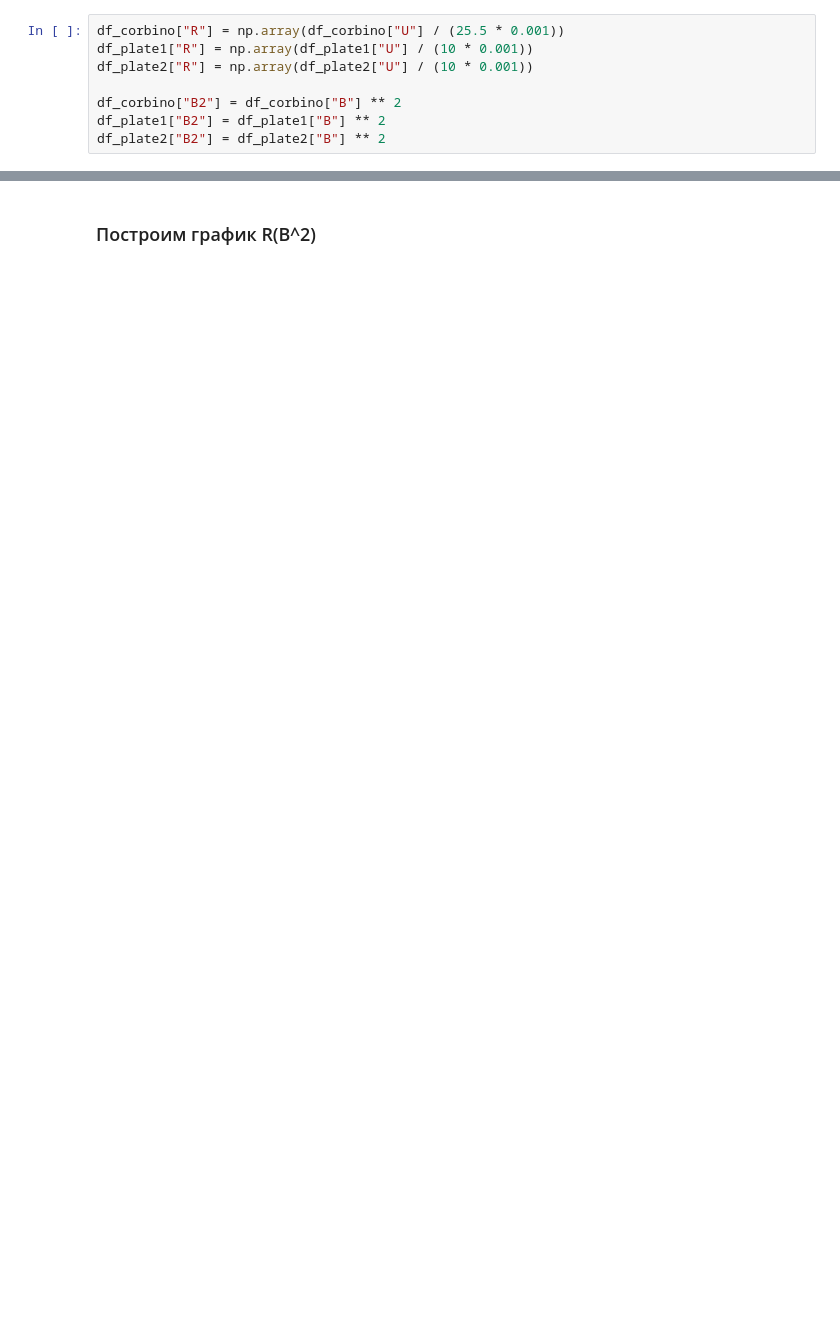
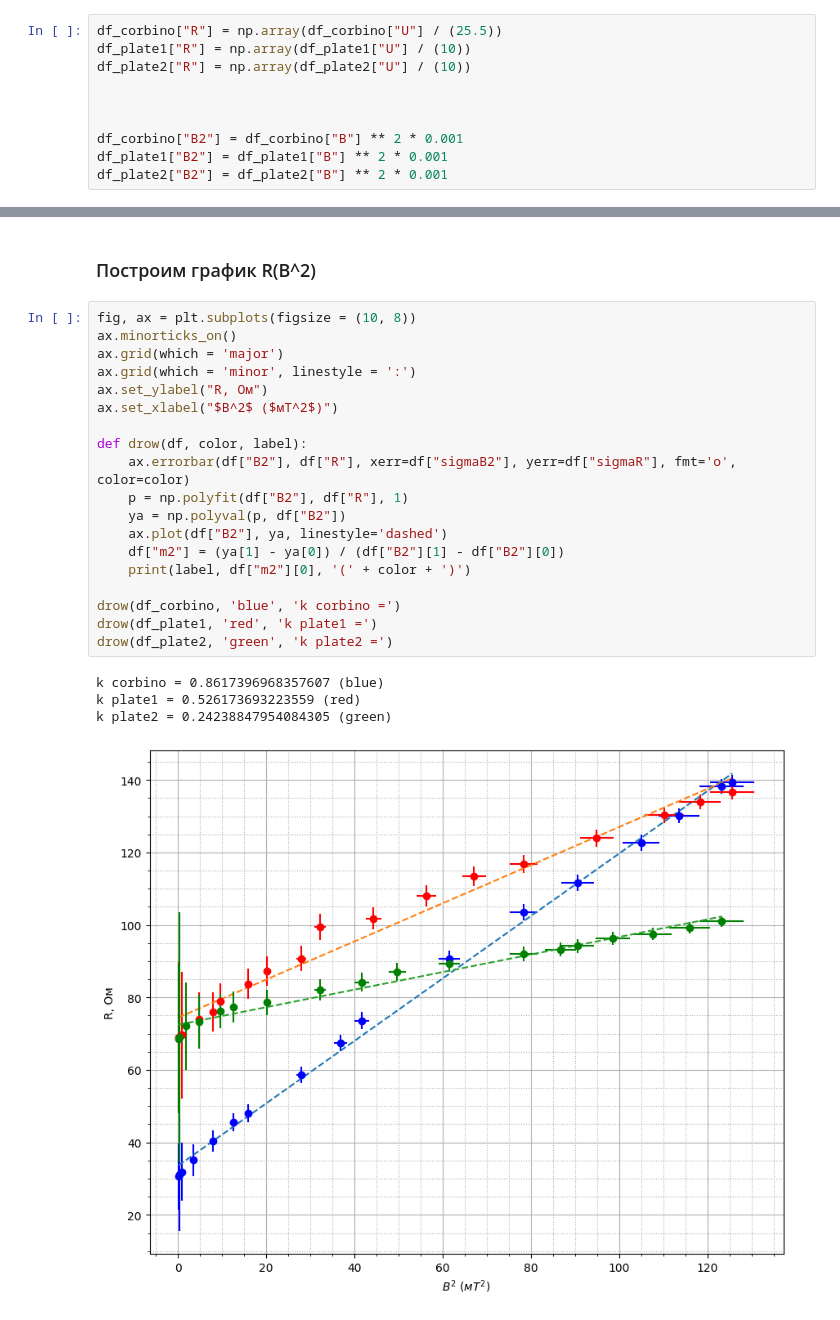
Before and after one commit to alexzhelyapov1/labs_mipt, a Jupyter notebook: 3.3.6/graph.ipynb, the cells around one changed output, grey strips where cells are left out. Drawn from its saved outputs; the diff is of its cells as text; blank space fills up the shorter version.

```diff
--- a/3.3.6/graph.ipynb
+++ b/3.3.6/graph.ipynb
@@ -195,10 +125,12 @@ ax.plot(df_plate1["I"], df_plate1["B"], '-o', color='red')
 # %% [markdown]
 ### Рассчитаем R
 # %%
-df_corbino["R"] = np.array(df_corbino["U"] / (25.5 * 0.001))
-df_plate1["R"] = np.array(df_plate1["U"] / (10 * 0.001))
-df_plate2["R"] = np.array(df_plate2["U"] / (10 * 0.001))
+df_corbino["R"] = np.array(df_corbino["U"] / (25.5))
+df_plate1["R"] = np.array(df_plate1["U"] / (10))
+df_plate2["R"] = np.array(df_plate2["U"] / (10))
 
-df_corbino["B2"] = df_corbino["B"] ** 2
-df_plate1["B2"] = df_plate1["B"] ** 2
-df_plate2["B2"] = df_plate2["B"] ** 2
+
+
+df_corbino["B2"] = df_corbino["B"] ** 2 * 0.001
+df_plate1["B2"] = df_plate1["B"] ** 2 * 0.001
+df_plate2["B2"] = df_plate2["B"] ** 2 * 0.001
@@ -205,3 +170,27 @@ df_plate2["B2"] = df_plate2["B"] ** 2
 # %% [markdown]
 ### Построим график R(B^2)
+# %%
+fig, ax = plt.subplots(figsize = (10, 8))
+ax.minorticks_on()
+ax.grid(which = 'major')
+ax.grid(which = 'minor', linestyle = ':')
+ax.set_ylabel("R, Ом")
+ax.set_xlabel("$B^2$ ($мT^2$)")
+
+def drow(df, color, label):
+    ax.errorbar(df["B2"], df["R"], xerr=df["sigmaB2"], yerr=df["sigmaR"], fmt='o', color=color)
+    p = np.polyfit(df["B2"], df["R"], 1)
+    ya = np.polyval(p, df["B2"])
+    ax.plot(df["B2"], ya, linestyle='dashed')
+    df["m2"] = (ya[1] - ya[0]) / (df["B2"][1] - df["B2"][0])
+    print(label, df["m2"][0], '(' + color + ')')
+
+drow(df_corbino, 'blue', 'k corbino =')
+drow(df_plate1, 'red', 'k plate1 =')
+drow(df_plate2, 'green', 'k plate2 =')
+# %% [output]
+k corbino = 0.8617396968357607 (blue)
+k plate1 = 0.526173693223559 (red)
+k plate2 = 0.24238847954084305 (green)
+[figure, added]
 # %%
```
Also changed, not shown: parts of 10 cells of this notebook.
